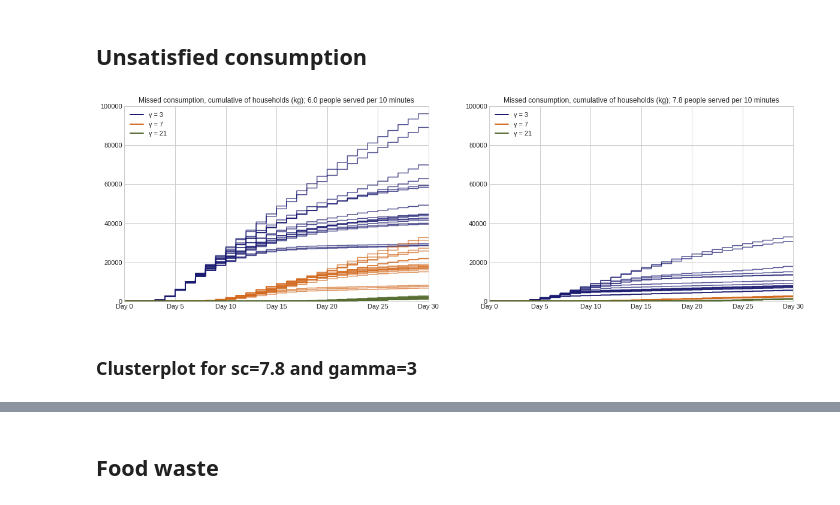
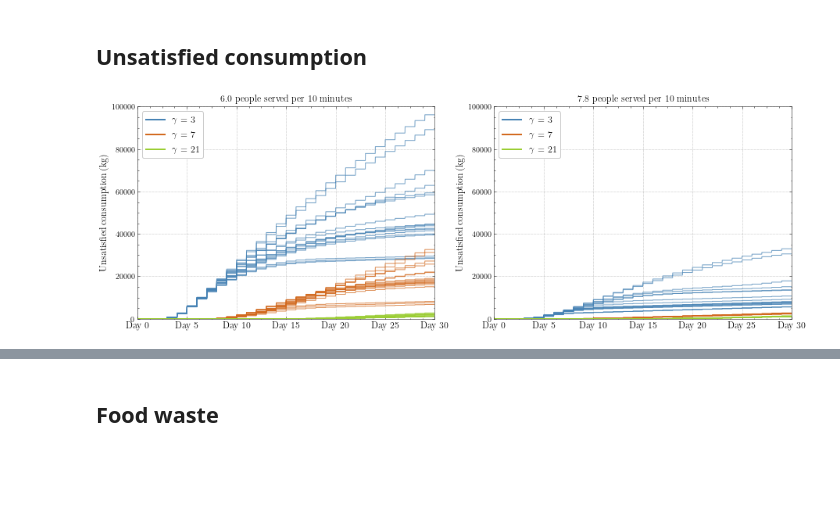
Before and after one commit to daanieo/FATM_ABM, a Jupyter notebook: results/sampling_base/Interpretation_sampling_base.ipynb, the cells around one changed output, grey strips where cells are left out. Saved outputs shown, nothing was run; the diff lists cells and outputs as text; code cells hidden in the pictures; blank space fills up the shorter version.

```diff
--- a/results/sampling_base/Interpretation_sampling_base.ipynb
+++ b/results/sampling_base/Interpretation_sampling_base.ipynb
@@ -5,8 +5,7 @@ import numpy as np
 import seaborn as sns
 from matplotlib.lines import Line2D
 
-sns.set(font_scale=1.0)
-plt.style.use("seaborn-whitegrid")
+plt.style.use(["science","grid"])
 # %%
 # Import data of single runs
 data = pd.read_feather("sampling_base")
@@ -53,36 +52,35 @@ def ticks_labels(nb_days):
 # %%
 # dict to store relevant indices
 d = {}
 d[0] = input_vars[input_vars.gamma==3].index
 d[1] = input_vars[input_vars.gamma==7].index
 d[2] = input_vars[input_vars.gamma==14].index
 
-fig, ax = plt.subplots(1,2,figsize=(20,6))
+fig, ax = plt.subplots(1,2,figsize=(15,5))
 
 # x vector to plot
 x = np.linspace(0,4319,4320)
-colors = ['midnightblue', 'chocolate', 'darkolivegreen']
+colors = ['steelblue','chocolate','yellowgreen']
 lines = [Line2D([0], [0], color=c, linewidth=2, linestyle='-') for c in colors]
-labels = ['γ = 3', 'γ = 7', 'γ = 21']
+labels = [r'$\gamma$ = 3', r'$\gamma$ = 7', r'$\gamma$ = 21']
 
 for i in d:
     for j in d[i]:
         if input_vars.parallel_served_full[j] == 6.0:
             ax[0].plot( x, data.o1[data.o0==j],color=colors[i], alpha=.75)
-            ax[0].set_title("Missed consumption, cumulative of households (kg); 6.0 people served per 10 minutes")
+            ax[0].set_title("6.0 people served per 10 minutes")
         else:
             ax[1].plot( x, data.o1[data.o0==j],color=colors[i], alpha=.75)
-            ax[1].set_title("Missed consumption, cumulative of households (kg); 7.8 people served per 10 minutes")
+            ax[1].set_title("7.8 people served per 10 minutes")
 
 for a in ax:
     a.set_xticks(ticks_labels(5)[0])
-    a.set_xticklabels(ticks_labels(5)[1])
+    a.set_xticklabels(ticks_labels(5)[1],fontsize=12)
     a.set_xlim([0,4320])
     a.set_ylim([-200,100000])
-    a.legend(lines, labels,loc='upper left')
+    a.legend(lines, labels,loc='upper left',fontsize=12)
+    a.set_ylabel("Unsatisfied consumption (kg)",fontsize=12)
 
-# plt.savefig("/home/daan/Desktop/unsatisfied_consumption.png")
+plt.savefig("/home/daan/Desktop/uc_over_time.png")
 # %% [output]
-[figure, old version]
+[figure, new version]
-# %% [markdown]
-### Clusterplot for sc=7.8 and gamma=3
```
Also changed, not shown: parts of 29 cells of this notebook, 18 other files.
